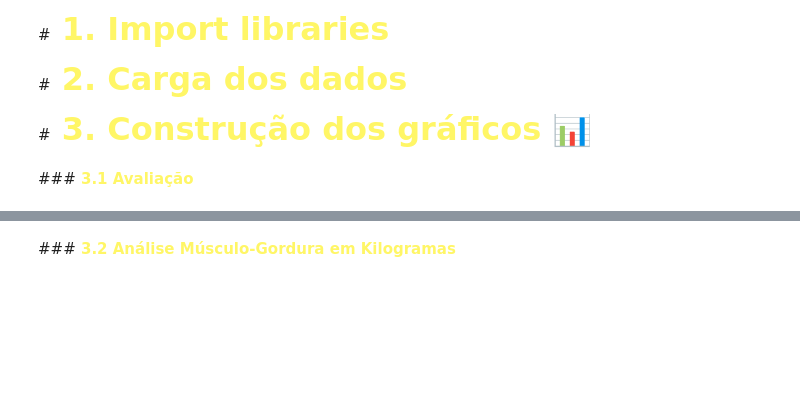
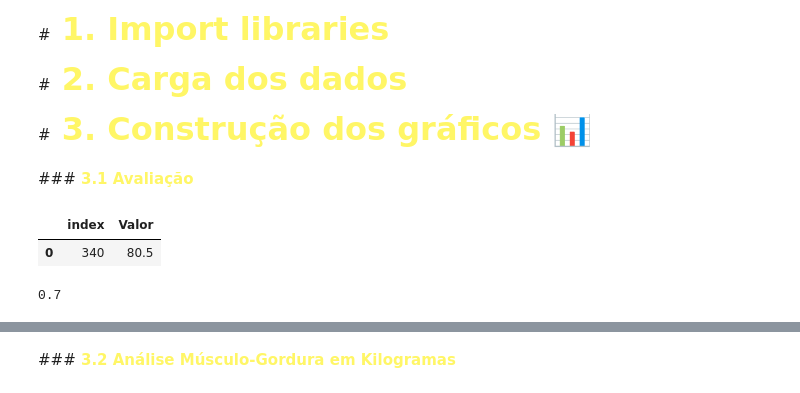
Before and after one commit to gabrielmprata/inbody_bio, a Jupyter notebook: evol_medidas.ipynb, the cells around one changed output, grey strips where cells are left out. Cells and saved outputs as stored; diff of their text form; code cells hidden in the pictures; blank space fills up the shorter version.

```diff
--- a/evol_medidas.ipynb
+++ b/evol_medidas.ipynb
@@ -61,8 +61,9 @@ df_inbody_resumo['data'] = pd.to_datetime(df_inbody_resumo['data'])
 df_inbody_resumo['ano_mes'] = df_inbody_resumo['data'].dt.strftime('%Y-%m')
 # %%
 # PARAM #
-maxi = '2024-12'
-mes_ant = '2024-11'
+maxi = '2025-01'
+mes_ant = '2024-12'
+mes_adp = '2024-12'
 # %% [markdown]
 #**<font color=#fff666 size="6"> 3. Construção dos gráficos 📊**
 # %% [markdown]
@@ -118,6 +119,20 @@ pgc_ant = (df_inbody_full[['Valor']]
              )
 
 var_pgc = (pgc.Valor.values[0] - pgc_ant.Valor.values[0]).round(2)
+# %%
+peso = (df_inbody_full[['Valor']]
+             [(df_inbody_full['ano_mes'] == maxi) & (df_inbody_full['kpi'] == 5)]
+             ).reset_index()
+
+peso
+# %% [output]
+|  | index | Valor |
+| 0 | 340 | 80.5 |
+# %%
+var_peso = (peso.Valor.values[0] - peso_ant.Valor.values[0]).round(2)
+var_peso
+# %% [output]
+0.7
 # %%
 titulo = f"Peso em {maxi}" # titulo dinamico para o indicador
 ind = go.Figure(go.Indicator(
```
Also changed, not shown: parts of 7 cells of this notebook.
